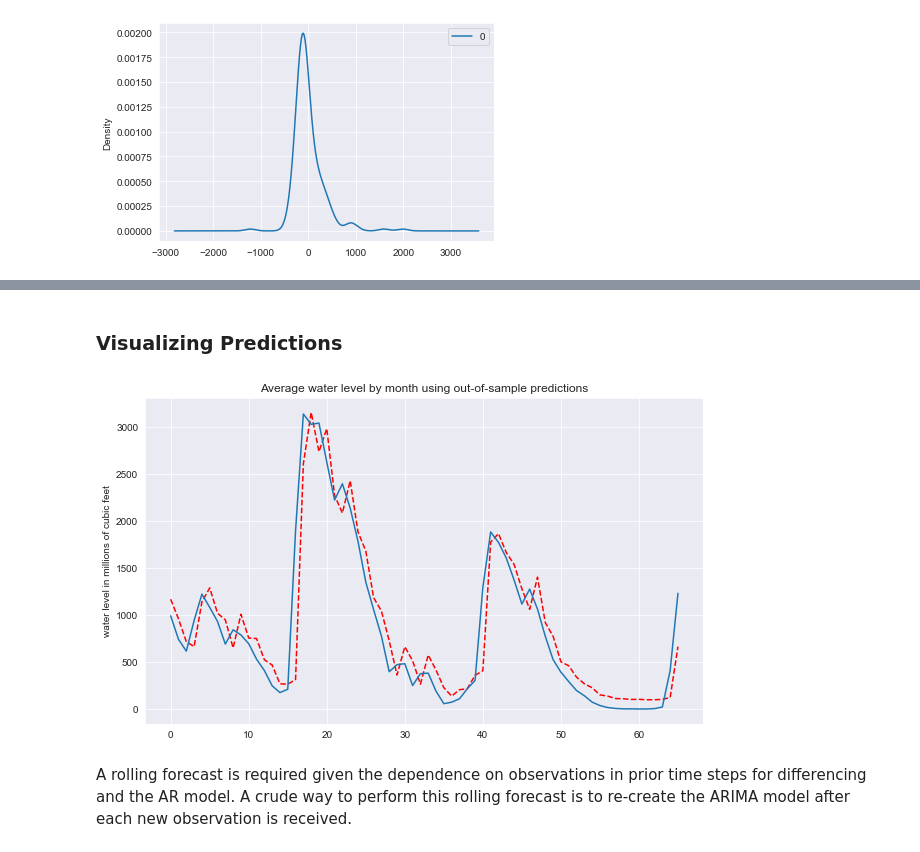
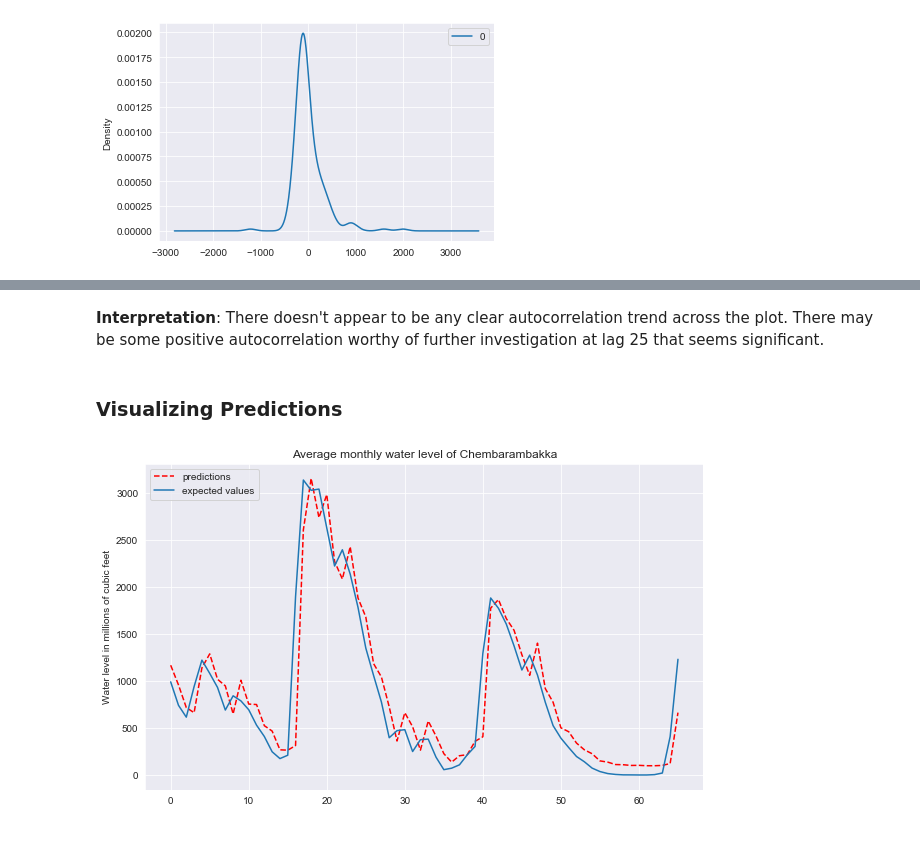
Before and after one commit to abrahamlewis4867/GA-Capstone-Project, a Jupyter notebook: code/Arima.ipynb, the cells around one changed output, grey strips where cells are left out. Drawn from its saved outputs; the diff is of its cells as text; code cells hidden in the pictures.

Commit message:
model

```diff
--- a/code/Arima.ipynb
+++ b/code/Arima.ipynb
@@ -228,13 +281,15 @@ max    1983.441184
+# %% [markdown]
+**Interpretation**: There doesn't appear to be any clear autocorrelation trend across the plot. There may be some positive autocorrelation worthy of further investigation at lag 25 that seems significant.
 # %% [markdown]
 ### Visualizing Predictions
 # %%
 plt.figure(figsize=((10, 6)))
-plt.title("Average water level by month using out-of-sample predictions")
+plt.title("Average monthly water level of Chembarambakka")
 
-plt.ylabel("water level in millions of cubic feet")
-plt.plot(predictions, color='red', ls= 'dashed', label= "predictions");
-plt.plot(test);
+plt.ylabel("Water level in millions of cubic feet")
+
+plt.plot(predictions, color='red', ls= 'dashed', label= "predictions")
+plt.plot(test, label= "expected values")
+plt.legend(loc = "upper left");
 # %% [output]
-[figure, old version]
+[figure, new version]
-# %% [markdown]
-A rolling forecast is required given the dependence on observations in prior time steps for differencing and the AR model. A crude way to perform this rolling forecast is to re-create the ARIMA model after each new observation is received.
```
Also changed, not shown: parts of 51 cells of this notebook.
